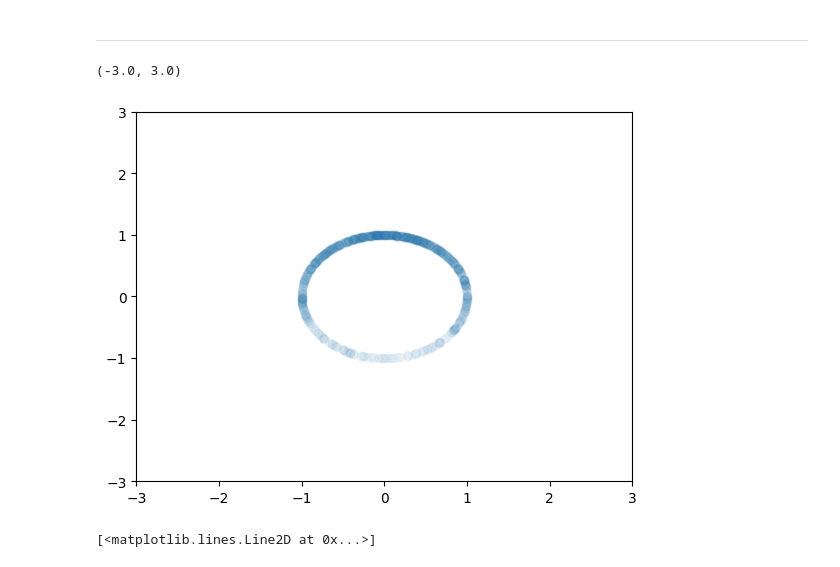
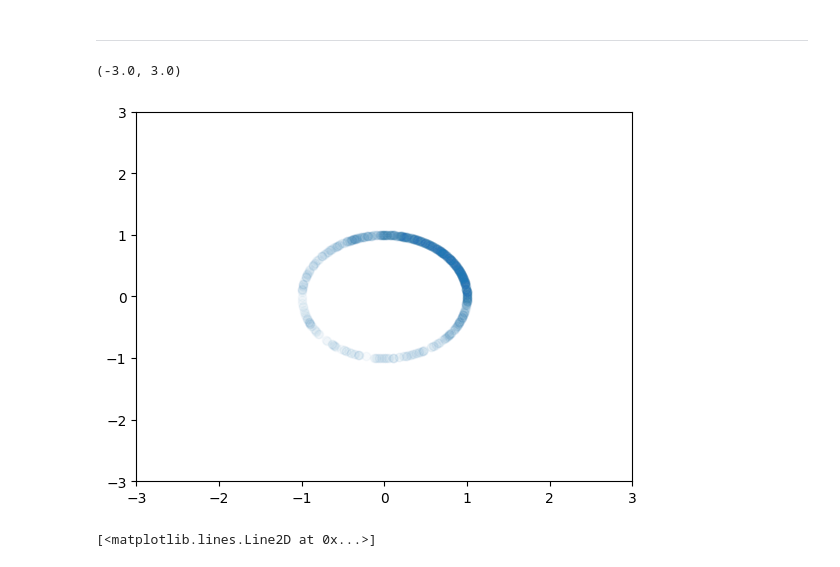
Before and after one commit to TheSun00000/fre_experiments, a Jupyter notebook: online_RG_trajectory_wise.ipynb, the cells around one changed output. Cells and saved outputs as stored; diff of their text form; code cells hidden in the pictures.

```diff
--- a/online_RG_trajectory_wise.ipynb
+++ b/online_RG_trajectory_wise.ipynb
@@ -1864,19 +1936,19 @@ best_action.shape, actions.shape
 # %% [markdown]
 ---
 # %%
-m = torch.tensor([0., 1.])
-v = torch.exp(torch.full((2,), 0.25))
+m = torch.tensor([1., 1.])
+v = torch.exp(torch.full((2,), 0.5**2))
 
 dist = torch.distributions.Normal(m, v)
 x = dist.sample((1000,))
 x = F.normalize(x, p=2)
 
 plt.scatter(x[:, 0], x[:, 1], alpha=0.03)
 plt.xlim([-3, 3])
 plt.ylim([-3, 3])
 # %% [output]
 (-3.0, 3.0)
-[figure, old version]
+[figure, new version]
 # %%
 eval_z, info = reward_generator.get_z_from_random_anchors(1000, min_num_anchors=MIN_NUM_ANCHORS, max_num_anchors=MAX_NUM_ANCHORS)
 # eval_z, _ = reward_generator.get_z_from_prior(eval_num_envs)
```
Also changed, not shown: parts of 19 cells of this notebook, 3 other files.
